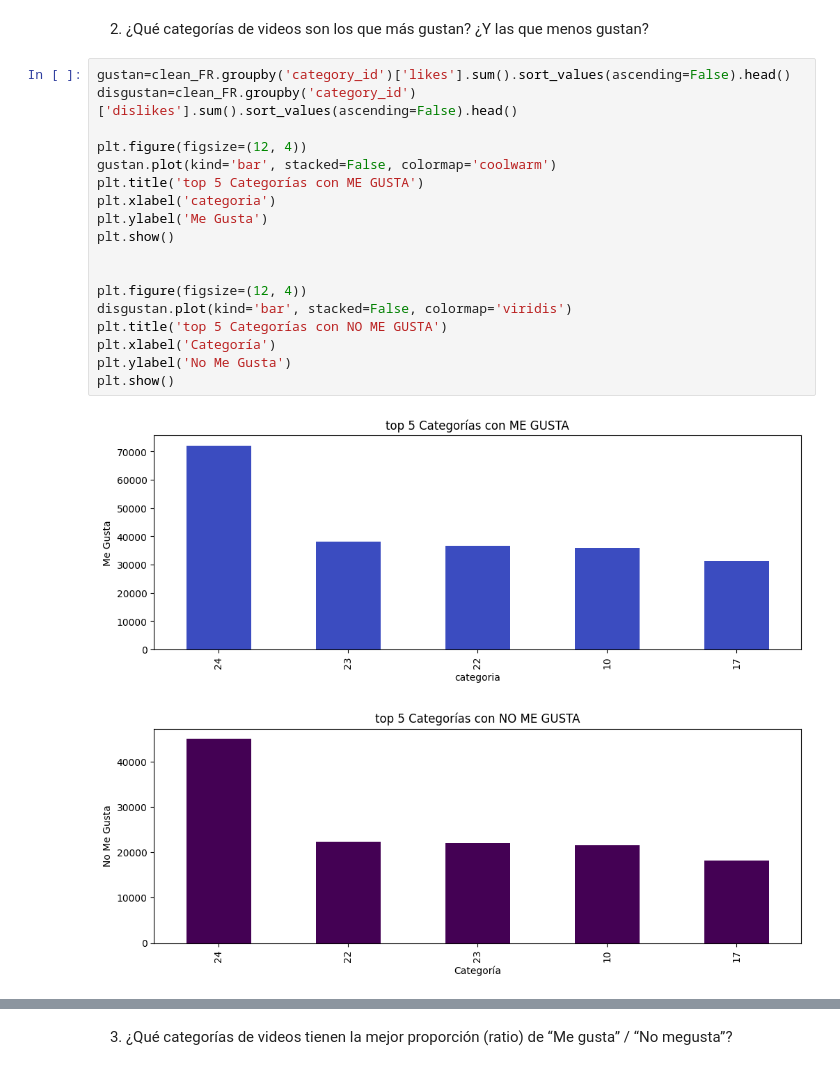
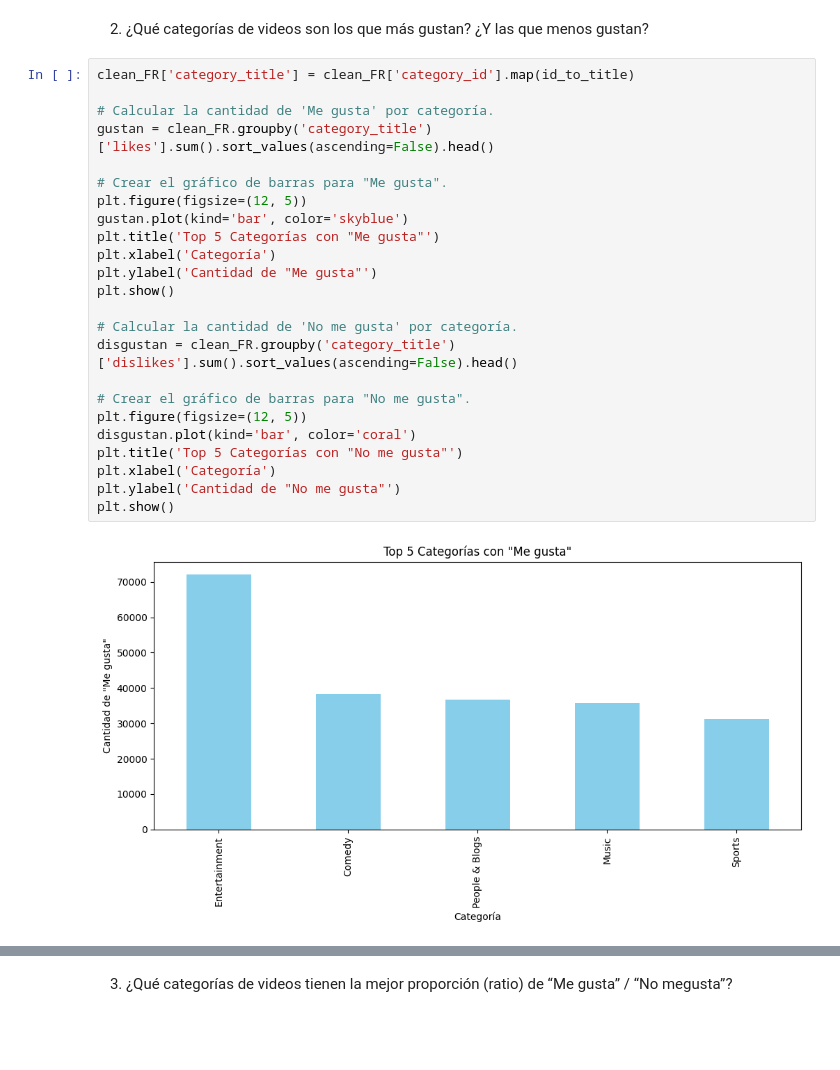
Before and after one commit to QuispeAyalaDiego/Trending-Youtube-FR-G02, a Jupyter notebook: data/Data-Analysis.ipynb, the cells around one changed output, grey strips where cells are left out. Saved outputs shown, nothing was run; the diff lists cells and outputs as text; blank space fills up the shorter version.

```diff
--- a/data/Data-Analysis.ipynb
+++ b/data/Data-Analysis.ipynb
@@ -371,23 +382,28 @@ plt.show()
 # %% [markdown]
 2. ¿Qué categorías de videos son los que más gustan? ¿Y las que menos gustan?
-# %%
-gustan=clean_FR.groupby('category_id')['likes'].sum().sort_values(ascending=False).head()
-disgustan=clean_FR.groupby('category_id')['dislikes'].sum().sort_values(ascending=False).head()
-
-plt.figure(figsize=(12, 4))
-gustan.plot(kind='bar', stacked=False, colormap='coolwarm')
-plt.title('top 5 Categorías con ME GUSTA')
-plt.xlabel('categoria')
-plt.ylabel('Me Gusta')
-plt.show()
-
-
-plt.figure(figsize=(12, 4))
-disgustan.plot(kind='bar', stacked=False, colormap='viridis')
-plt.title('top 5 Categorías con NO ME GUSTA')
-plt.xlabel('Categoría')
-plt.ylabel('No Me Gusta')
-plt.show()
-# %% [output]
-[figure, removed]
-[figure, removed]
+# %%
+clean_FR['category_title'] = clean_FR['category_id'].map(id_to_title)
+
+# Calcular la cantidad de 'Me gusta' por categoría.
+gustan = clean_FR.groupby('category_title')['likes'].sum().sort_values(ascending=False).head()
+
+# Crear el gráfico de barras para "Me gusta".
+plt.figure(figsize=(12, 5))
+gustan.plot(kind='bar', color='skyblue')
+plt.title('Top 5 Categorías con "Me gusta"')
+plt.xlabel('Categoría')
+plt.ylabel('Cantidad de "Me gusta"')
+plt.show()
+
+# Calcular la cantidad de 'No me gusta' por categoría.
+disgustan = clean_FR.groupby('category_title')['dislikes'].sum().sort_values(ascending=False).head()
+
+# Crear el gráfico de barras para "No me gusta".
+plt.figure(figsize=(12, 5))
+disgustan.plot(kind='bar', color='coral')
+plt.title('Top 5 Categorías con "No me gusta"')
+plt.xlabel('Categoría')
+plt.ylabel('Cantidad de "No me gusta"')
+plt.show()
+# %% [output]
+[figure, added]
```
Also changed, not shown: parts of 12 cells of this notebook, 1 other file.
